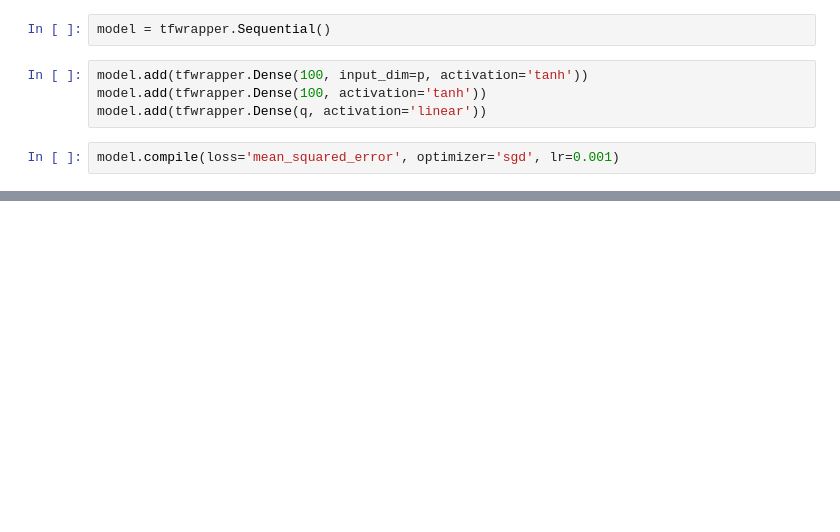
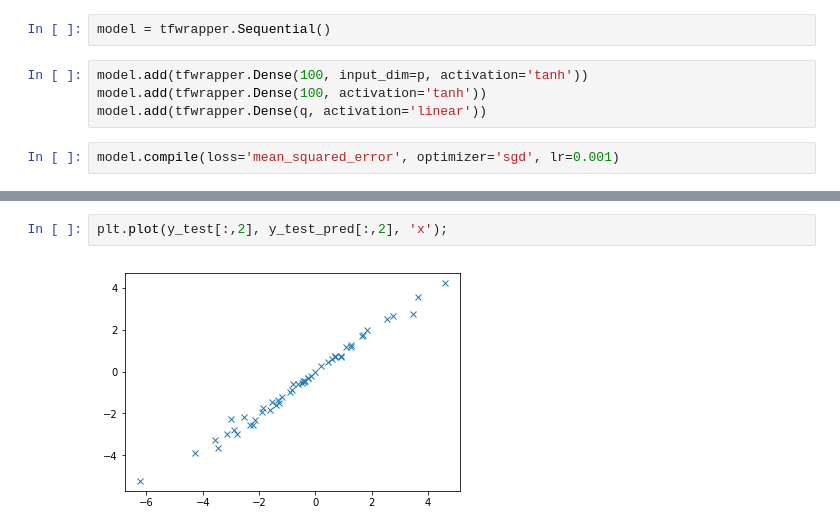
Before and after one commit to thalesians/tsa, a Jupyter notebook: src/jupyter/python/tfwrapper.ipynb, the cells around one changed output, grey strips where cells are left out. Drawn from its saved outputs; the diff is of its cells as text; blank space fills up the shorter version.

```diff
--- a/src/jupyter/python/tfwrapper.ipynb
+++ b/src/jupyter/python/tfwrapper.ipynb
@@ -54,0 +65,4 @@ plt.plot(y_train[:,2], y_train_pred[:,2], 'x');
+# %%
+plt.plot(y_test[:,2], y_test_pred[:,2], 'x');
+# %% [output]
+[figure, added]
```
Also changed, not shown: parts of 8 cells of this notebook, 1 other file.
